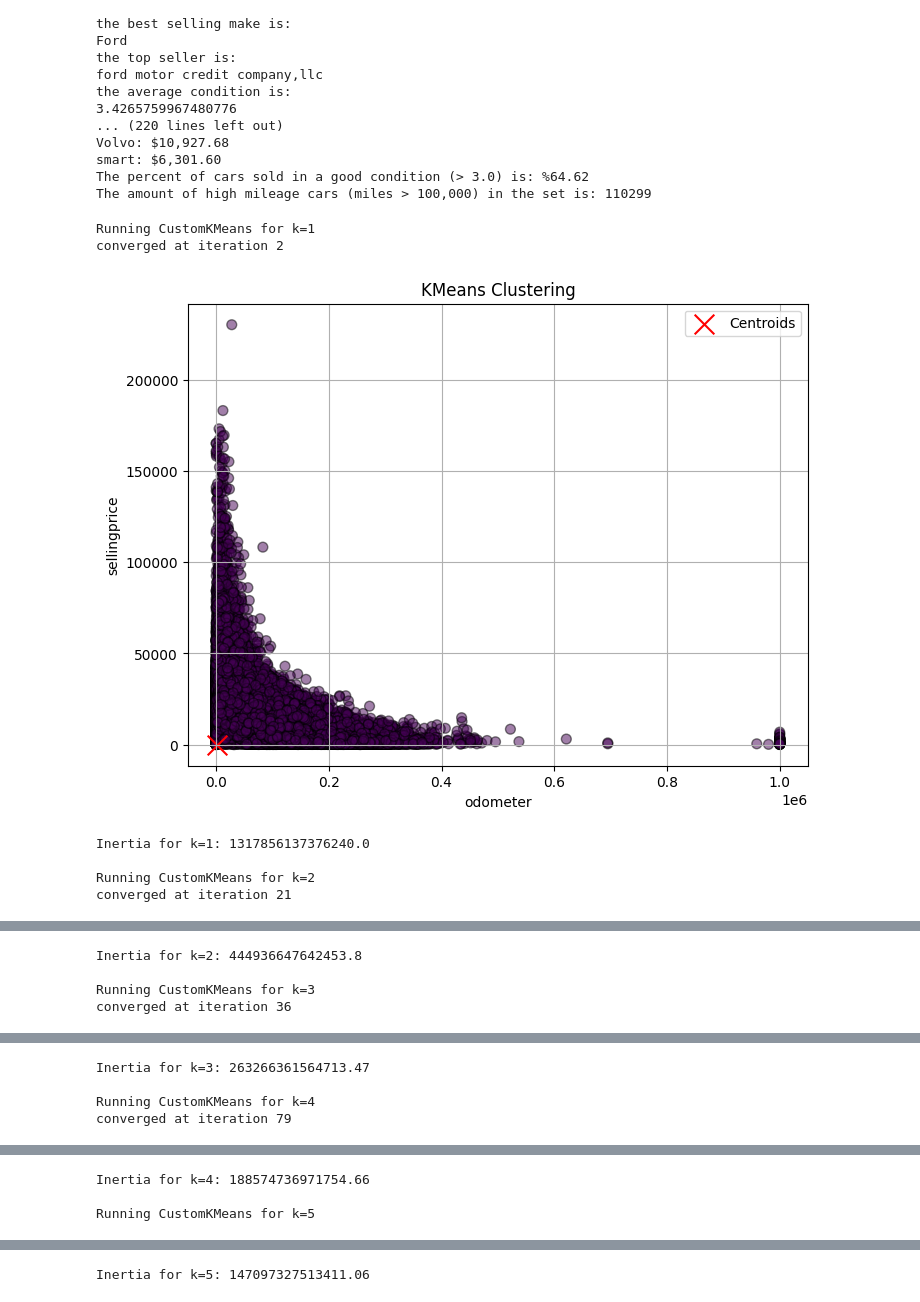
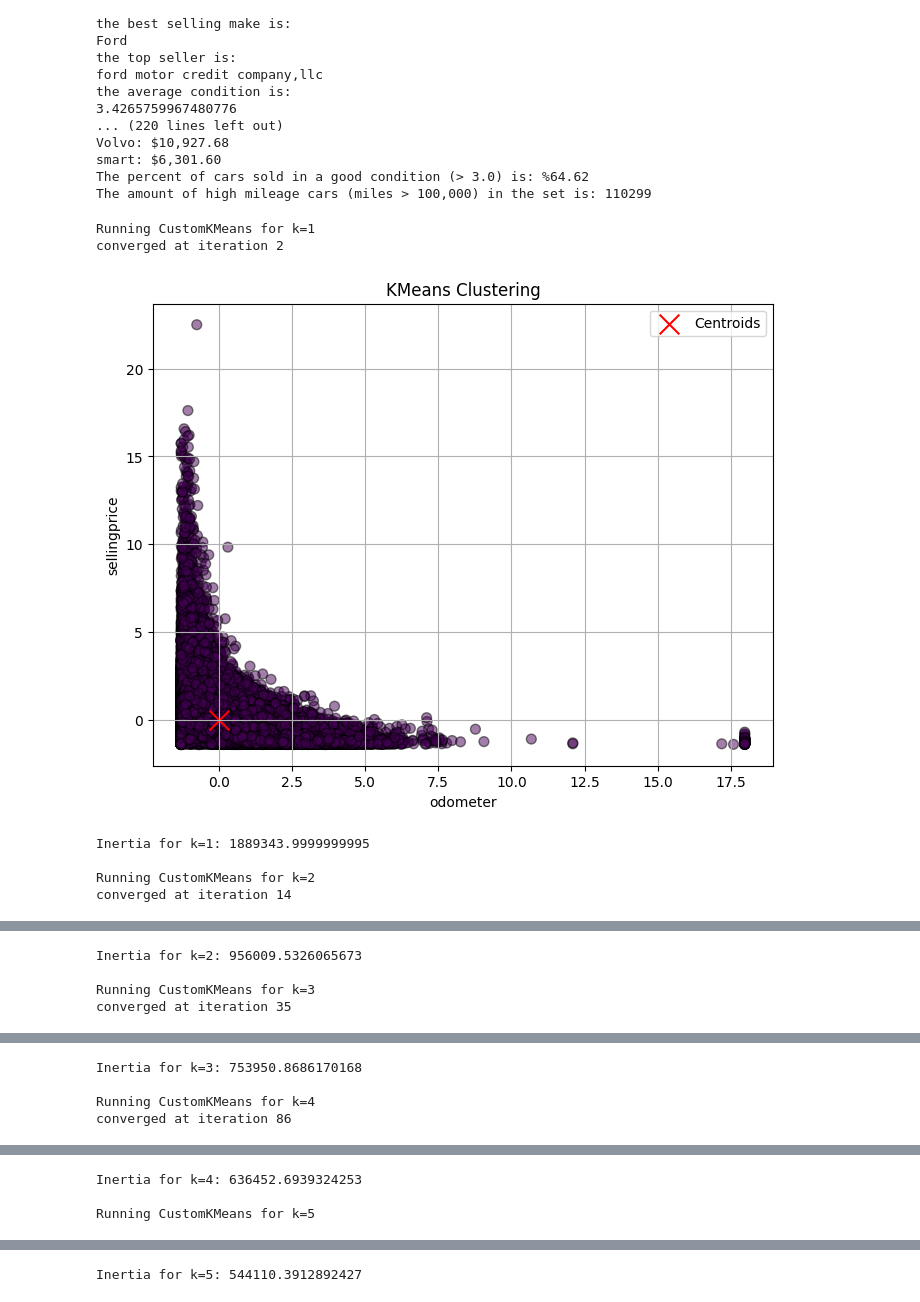
Before and after one commit to VicentePina7210/Car-Auction-Data-Analysis-Project, a Jupyter notebook: mainNotebook.ipynb, the cells around one changed output, grey strips where cells are left out. Drawn from its saved outputs; the diff is of its cells as text; code cells hidden in the pictures.

Commit message:
Implemented use of StandardScaler from sklearn to make the clusters more useful and readable.

```diff
--- a/mainNotebook.ipynb
+++ b/mainNotebook.ipynb
@@ -322,21 +322,27 @@ The amount of high mileage cars (miles > 100,000) in the set is: 110299
 # %%
 # The clustering can now be carried out using the imported KMeans class
 # Clustering can only work using numeric data, therefore only numeric data must be selected
+from sklearn.preprocessing import StandardScaler
 df = car_df.select_dtypes(include=[np.number])
+
+#When running the data without scaling the values, the centroids are in the same spot with huge inertia values
+#Using the standard scaler from sklearn can help the data be more readable
+scaler = StandardScaler()
+df = pd.DataFrame(scaler.fit_transform(df), columns=df.columns)
 
 # The following code uses the CustomKmMeans class in order to create a clustering of odometer and sellingprice
 for k in range(1,6):
     print(f"Running CustomKMeans for k={k}")
     kmeans_custom = CustomKMeans(k=k, max_iters=100, tol=1e-4, random_state=42)
     kmeans_custom.fit(df)
     labels = kmeans_custom.predict(df)
     plot_clusters(df, labels, kmeans_custom.centroids, 'odometer', 'sellingprice')
     print(f"Inertia for k={k}: {kmeans_custom.inertia_}\n")
 # %% [output]
 Running CustomKMeans for k=1
 converged at iteration 2
-[figure, old version]
+[figure, new version]
-Inertia for k=1: 1317856137376240.0
+Inertia for k=1: 1889343.9999999995
 
 Running CustomKMeans for k=2
-converged at iteration 21
+converged at iteration 14
@@ -344,4 +350,4 @@ converged at iteration 21
-Inertia for k=2: 444936647642453.8
+Inertia for k=2: 956009.5326065673
 
 Running CustomKMeans for k=3
-converged at iteration 36
+converged at iteration 35
@@ -349,4 +355,4 @@ converged at iteration 36
-Inertia for k=3: 263266361564713.47
+Inertia for k=3: 753950.8686170168
 
 Running CustomKMeans for k=4
-converged at iteration 79
+converged at iteration 86
@@ -354,3 +360,3 @@ converged at iteration 79
-Inertia for k=4: 188574736971754.66
+Inertia for k=4: 636452.6939324253
 
 Running CustomKMeans for k=5
@@ -358 +364 @@ Running CustomKMeans for k=5
-Inertia for k=5: 147097327513411.06
+Inertia for k=5: 544110.3912892427
```
Also changed, not shown: parts of 1 cell of this notebook.
